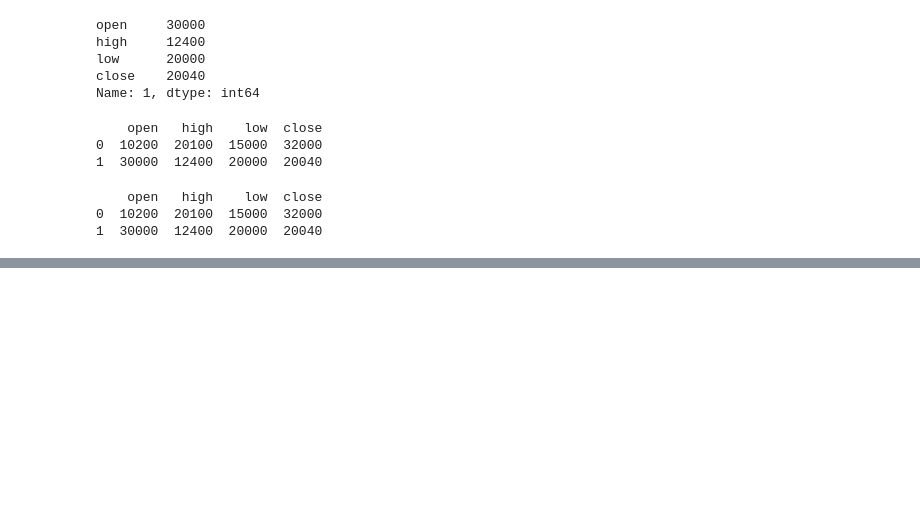
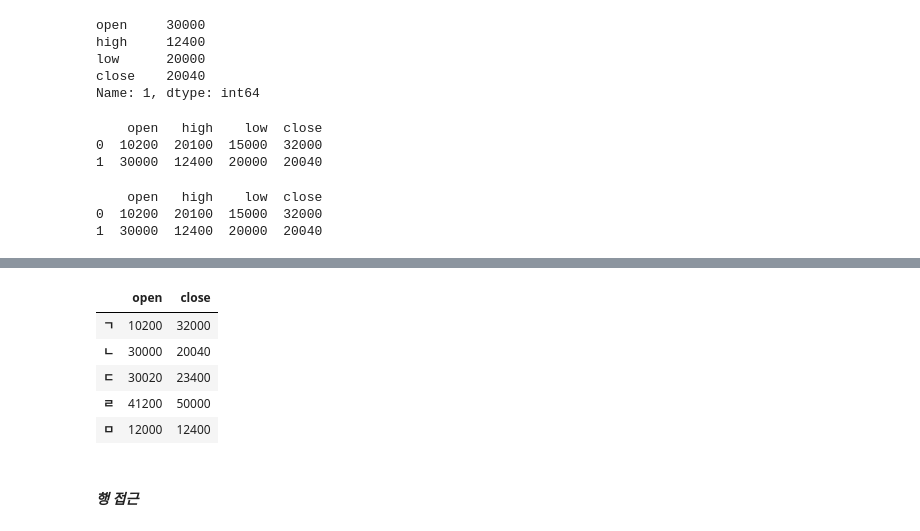
Before and after one commit to hipster4020/data_processing, a Jupyter notebook: pandas/pandas.ipynb, the cells around one changed output, grey strips where cells are left out. Saved outputs shown, nothing was run; the diff lists cells and outputs as text; code cells hidden in the pictures; blank space fills up the shorter version.

```diff
--- a/pandas/pandas.ipynb
+++ b/pandas/pandas.ipynb
@@ -295,0 +348,19 @@ print(df[:2])
+# %%
+data = {'open': [10200, 30000, 30020, 41200, 12000],
+        'high': [20100, 12400, 20000, 50050, 21200],
+        'low': [15000, 20000, 40000, 20300, 41020],
+        'close': [32000, 20040, 23400, 50000, 12400]}
+# %%
+index = ['ㄱ', 'ㄴ', 'ㄷ', 'ㄹ', 'ㅁ']
+df = pd.DataFrame(data, columns=['open', 'close'], index=index)
+# %%
+df
+# %% [output]
+|  | open | close |
+| ㄱ | 10200 | 32000 |
+| ㄴ | 30000 | 20040 |
+| ㄷ | 30020 | 23400 |
+| ㄹ | 41200 | 50000 |
+| ㅁ | 12000 | 12400 |
+# %% [markdown]
+#### *행 접근*
```
Also changed, not shown: parts of 15 cells of this notebook.
